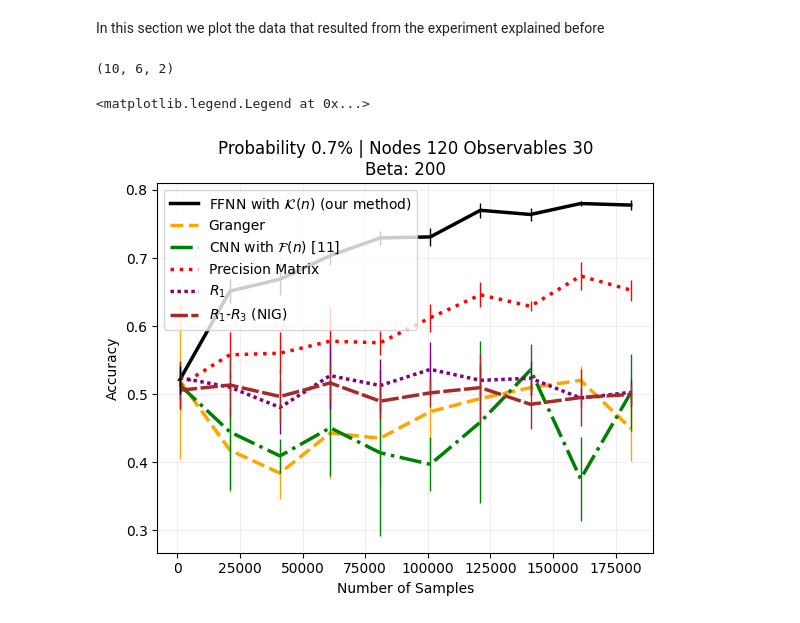
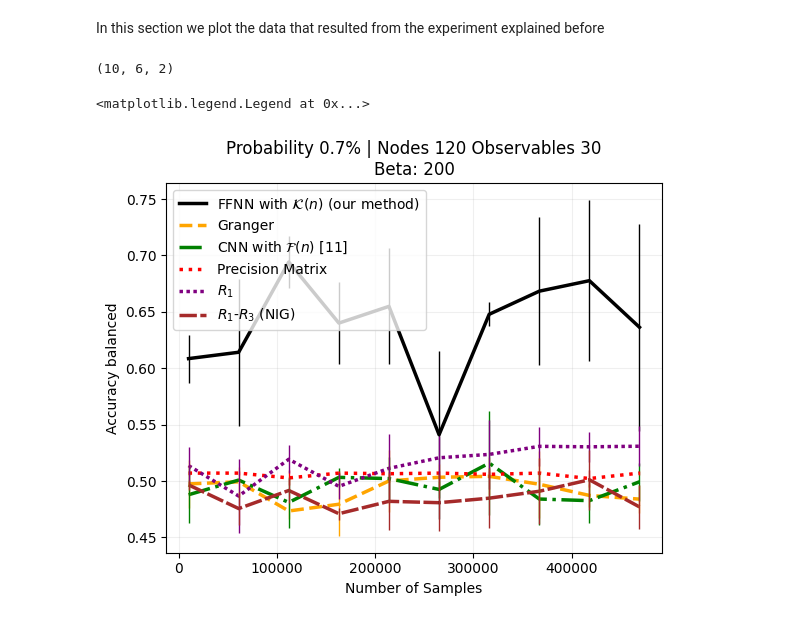
Before and after one commit to seabrapt/brain_underlying_structure_identification, a Jupyter notebook: walkthrough/tutorial.ipynb, the cells around one changed output. Drawn from its saved outputs; the diff is of its cells as text; code cells hidden in the pictures.

```diff
--- a/walkthrough/tutorial.ipynb
+++ b/walkthrough/tutorial.ipynb
@@ -170,10 +170,10 @@ The next code cell goes through some parameters variation to see its influence o
 ## Run
 # %%
 # number of samples
-min_size = 1000
-tsize = 200000
+min_size = 10000
+tsize = 500000
 max_size= tsize
-step = 20000
+step = 51000
 tssize = np.arange(min_size,max_size,step=step)
 print(tssize)
 
@@ -213,12 +213,16 @@ for i in (t :=  trange(nruns)):
 
     # generate the time series
     timeseries = generate_timeseries(A,tsize,x0,noise)
+    obs = se - ss
+    obs_id = np.sort(np.random.choice(sz, obs))
+    As = A[obs_id,:]
+    As = As[:,obs_id]
+    for j in range(len(tssize)):
 
-    for j in range(len(tssize)):
         t.set_description(f'Samples {tssize[j]}')
         data_aux=np.copy(timeseries)
-        data=data_aux[0:(tssize[j]),ss:se]
-        As = A[ss:se,ss:se]
+        data=data_aux[0:(tssize[j]),obs_id]
+
 
         # features ss
         features_unscaled, y = extract_cross_correlation_unscaled_features(As,data,se-ss, 200)
@@ -281,7 +285,7 @@ if save:
 # %% [markdown]
 In this section we plot the data that resulted from the experiment explained before
 # %%
-save_name = f"comparison_data.pkl"
+save_name = f"comparison_data_random_idx.pkl"
 data = load_pickles(save_name)
 
 # plotting line styles
@@ -296,34 +300,34 @@ data_std= data.std(axis=1)
 print(data_plot.shape)
 
 # metric to plot
-metric = 0
+metric = 1
 metrics = ["Accuracy", "Accuracy balanced"]
 
 # plot
 plt.figure()
 plt.title(f'Probability {p}% | Nodes {sz} Observables {se}\nBeta: {beta}')
 plt.plot(tssize, data_plot[:,0,metric], color='k', linewidth=2.5, label='FFNN with $\mathcal{K}(n)$ (our method)')
 plt.plot(tssize, data_plot[:,1,metric], color='orange', linewidth=2.5, label='Granger', ls='--')
 plt.plot(tssize, data_plot[:,2,metric], color='green', linewidth=2.5, label='CNN with $\mathcal{F}(n)$ [11]', ls='-.')
 plt.plot(tssize, data_plot[:,3,metric], color='red', linewidth=2.5, label='Precision Matrix', ls=':')
 plt.plot(tssize, data_plot[:,4,metric], color='purple', linewidth=2.5, label='$R_1$', ls=linestyle_tuple[0][1])
 plt.plot(tssize, data_plot[:,5,metric], color='brown', linewidth=2.5, label='$R_1$-$R_3$ (NIG)', ls=linestyle_tuple[1][1])
 
 
 # variation plot
 step = 1
 plt.errorbar(tssize[::step], data_plot[::step,0,metric], data_std[::step,0,metric], color='k', linewidth=1, ls='None')
 plt.errorbar(tssize[::step], data_plot[::step,1,metric], data_std[::step,1,metric],color='orange', linewidth=1, ls='None')
 plt.errorbar(tssize[::step], data_plot[::step,2,metric], data_std[::step,2,metric],color='green',linewidth=1, ls='None')
 plt.errorbar(tssize[::step], data_plot[::step,3,metric], data_std[::step,3,metric],color='red',linewidth=1,  ls='None')
 plt.errorbar(tssize[::step], data_plot[::step,4,metric], data_std[::step,4,metric],color='purple',linewidth=1, ls='None')
 plt.errorbar(tssize[::step], data_plot[::step,5,metric], data_std[::step,5,metric],color='brown',linewidth=1, ls='None')
 
 plt.xlabel('Number of Samples')
 plt.ylabel(metrics[metric])
 plt.grid(alpha=0.2)
 plt.legend(loc='best', fontsize=10)
 # %% [output]
 (10, 6, 2)
 <matplotlib.legend.Legend at 0x...>
-[figure, old version]
+[figure, new version]
```
Also changed, not shown: parts of 4 cells of this notebook, 2 other files.
